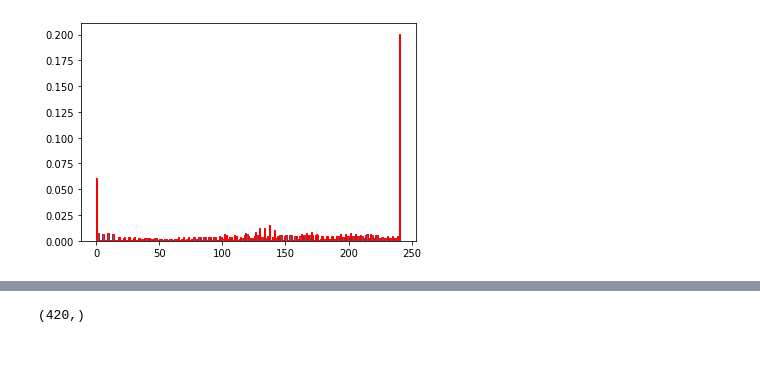
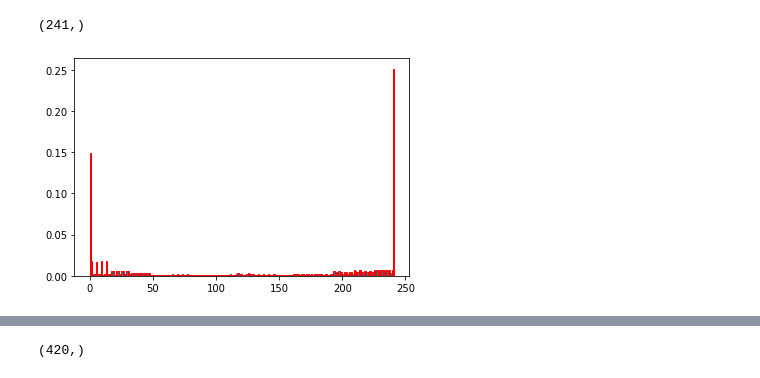
Before and after one commit to Raghad-Khaled/Handwriting-Based-Gender-Classification, a Jupyter notebook: Task1_Raghad.ipynb, the cells around one changed output, grey strips where cells are left out. Saved outputs shown, nothing was run; the diff lists cells and outputs as text; code cells hidden in the pictures.

```diff
--- a/Task1_Raghad.ipynb
+++ b/Task1_Raghad.ipynb
@@ -32,10 +38,12 @@ def showHist(hist,edges):
     ax.bar(edges[:-1], hist, width=np.diff(edges), edgecolor="red", align="edge")
     plt.show()
 # %%
-imagePath='HR.JPG'
+imagePath='F109.JPG'
 image = cv2.imread(imagePath)
 gray = cv2.cvtColor(image, cv2.COLOR_BGR2GRAY)
 hist,edges = LocalBinaryPatterns(gray)
+print(hist.shape)
 showHist(hist,edges)
 # %% [output]
+(241,)
-[figure, old version]
+[figure, new version]
```
Also changed, not shown: parts of 35 cells of this notebook, 5 other files.
